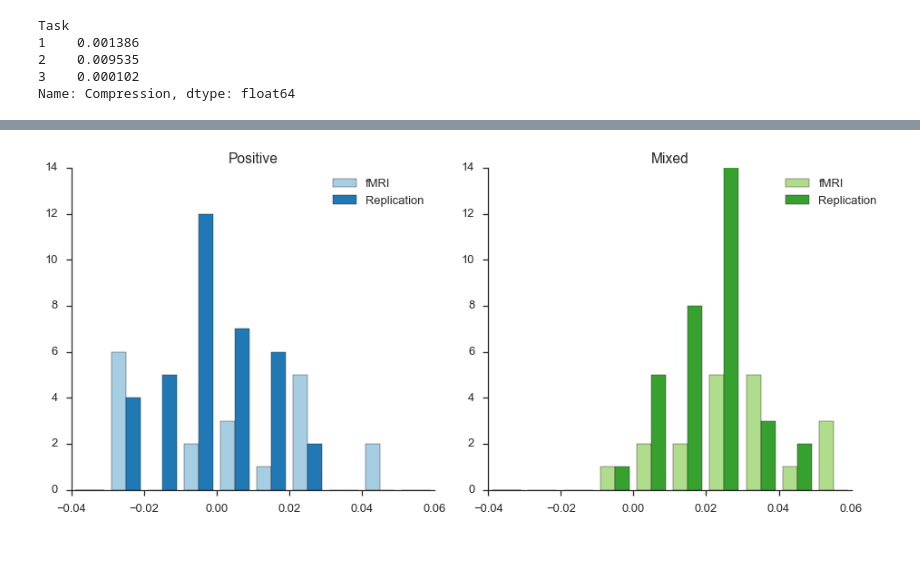
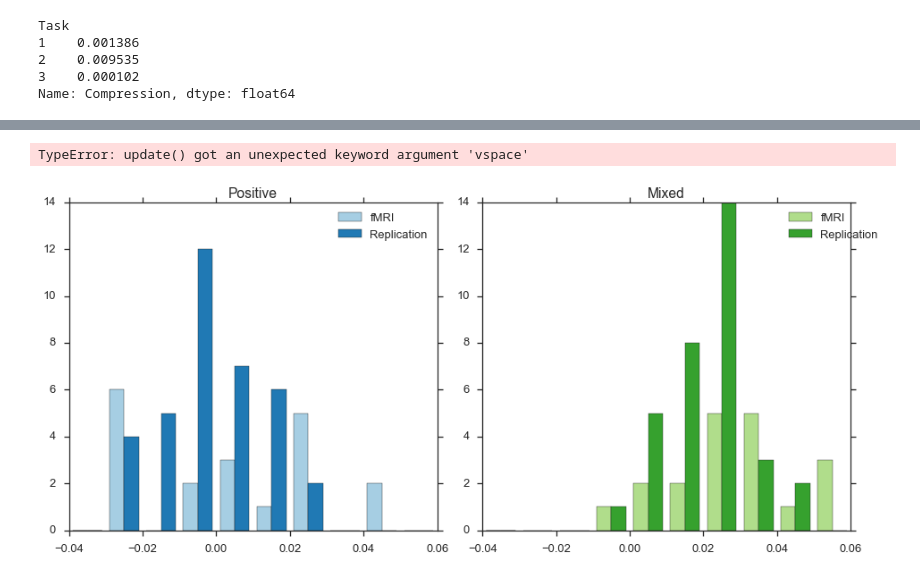
Before and after one commit to franink/Fractions, a Jupyter notebook: Data_Analyses/NLine_Behavioral.ipynb, the cells around one changed output, grey strips where cells are left out. Drawn from its saved outputs; the diff is of its cells as text; code cells hidden in the pictures; blank space fills up the shorter version.

```diff
--- a/Data_Analyses/NLine_Behavioral.ipynb
+++ b/Data_Analyses/NLine_Behavioral.ipynb
@@ -2510,27 +2508,28 @@ pal2 = sns.color_palette('Paired')
 # %%
 fig = plt.figure(figsize=(13,6))
 fig1 = plt.subplot(1,2,1)
 fig1.hist([fmri_rep.loc[(fmri_rep.Task==1)&(fmri_rep.Source==1),'Error'],
           fmri_rep.loc[(fmri_rep.Task==1)&(fmri_rep.Source==2),'Error']],color=[pal2[0],pal2[1]],
           bins=10,range=[-0.04,0.06],stacked=False)
 fig1.legend(['fMRI','Replication'],loc=1)
 plt.ylim([0,14])
 plt.xlim([-0.04,0.06])
 plt.title('Positive')
 
 fig2 = plt.subplot(1,2,2)
 fig2.hist([fmri_rep.loc[(fmri_rep.Task==2)&(fmri_rep.Source==1),'Error'],
           fmri_rep.loc[(fmri_rep.Task==2)&(fmri_rep.Source==2),'Error']],color=[pal2[2],pal2[3]],
           bins=10,range=[-0.04,0.06],stacked=False)
 fig2.legend(['fMRI','Replication'],loc=1,bbox_to_anchor=[1.1,1])
 plt.ylim([0,14])
 plt.xlim([-0.04,0.06])
 plt.title('Mixed')
 
 plt.tight_layout()
-plt.subplots_adjust(hspace=.4)
+plt.subplots_adjust(vspace=.4)
 sns.despine()
 plt.savefig('Compression_index.pdf',dpi=300)
 # %% [output]
+TypeError: update() got an unexpected keyword argument 'vspace'
-[figure, old version]
+[figure, new version]
 # %%
```
Also changed, not shown: parts of 18 cells of this notebook.
